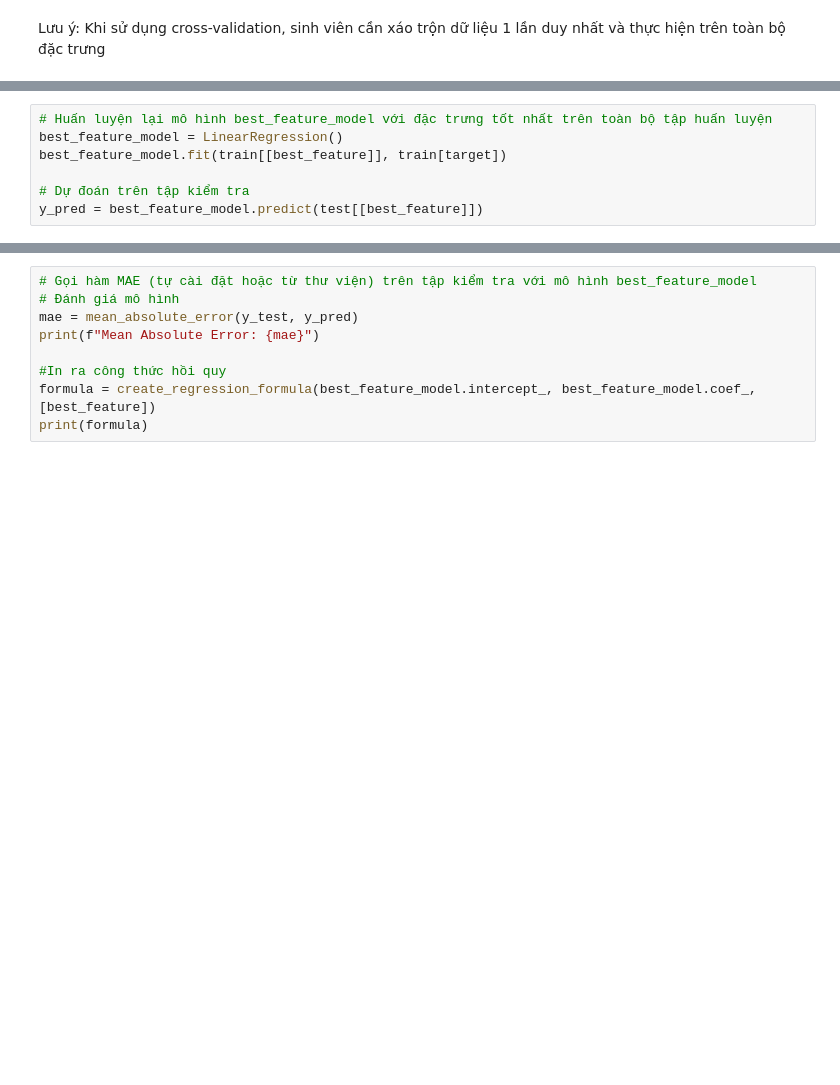
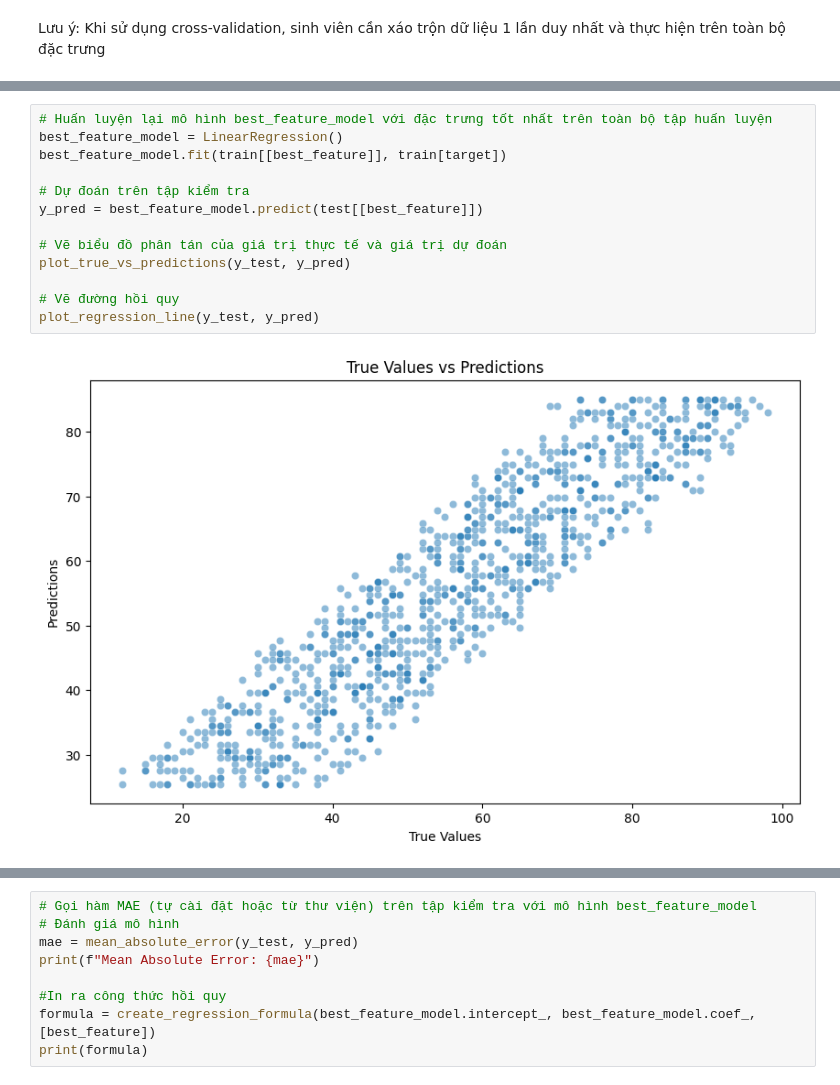
Before and after one commit to BAoD1nH/Math_Project_Linear-Regression, a Jupyter notebook: 22127027.ipynb, the cells around one changed output, grey strips where cells are left out. Drawn from its saved outputs; the diff is of its cells as text; blank space fills up the shorter version.

```diff
--- a/22127027.ipynb
+++ b/22127027.ipynb
@@ -301,7 +327,15 @@ R^2 scores for each feature:
 # %%
 # Huấn luyện lại mô hình best_feature_model với đặc trưng tốt nhất trên toàn bộ tập huấn luyện
 best_feature_model = LinearRegression()
 best_feature_model.fit(train[[best_feature]], train[target])
 
 # Dự đoán trên tập kiểm tra
 y_pred = best_feature_model.predict(test[[best_feature]])
+
+# Vẽ biểu đồ phân tán của giá trị thực tế và giá trị dự đoán
+plot_true_vs_predictions(y_test, y_pred)
+
+# Vẽ đường hồi quy
+plot_regression_line(y_test, y_pred)
+# %% [output]
+[figure, added]
```
Also changed, not shown: parts of 8 cells of this notebook, 1 other file.
